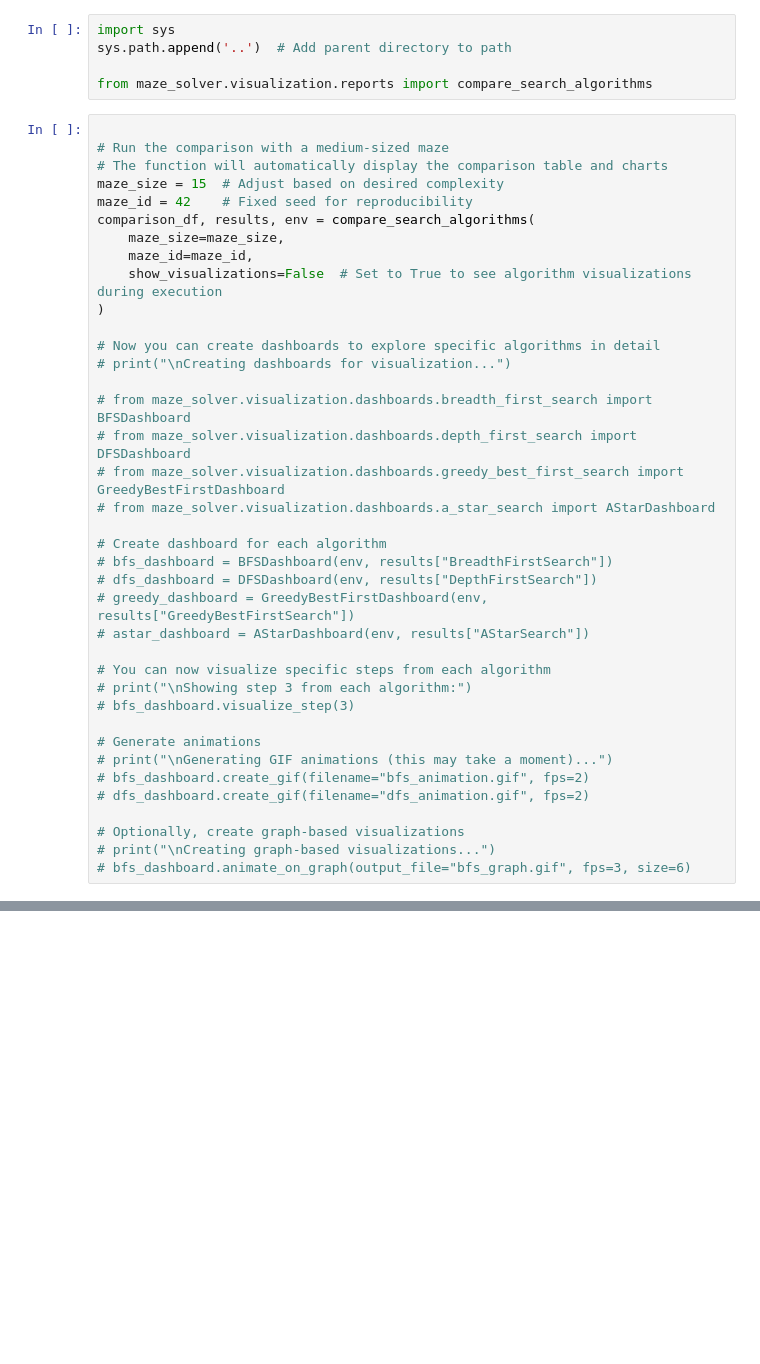
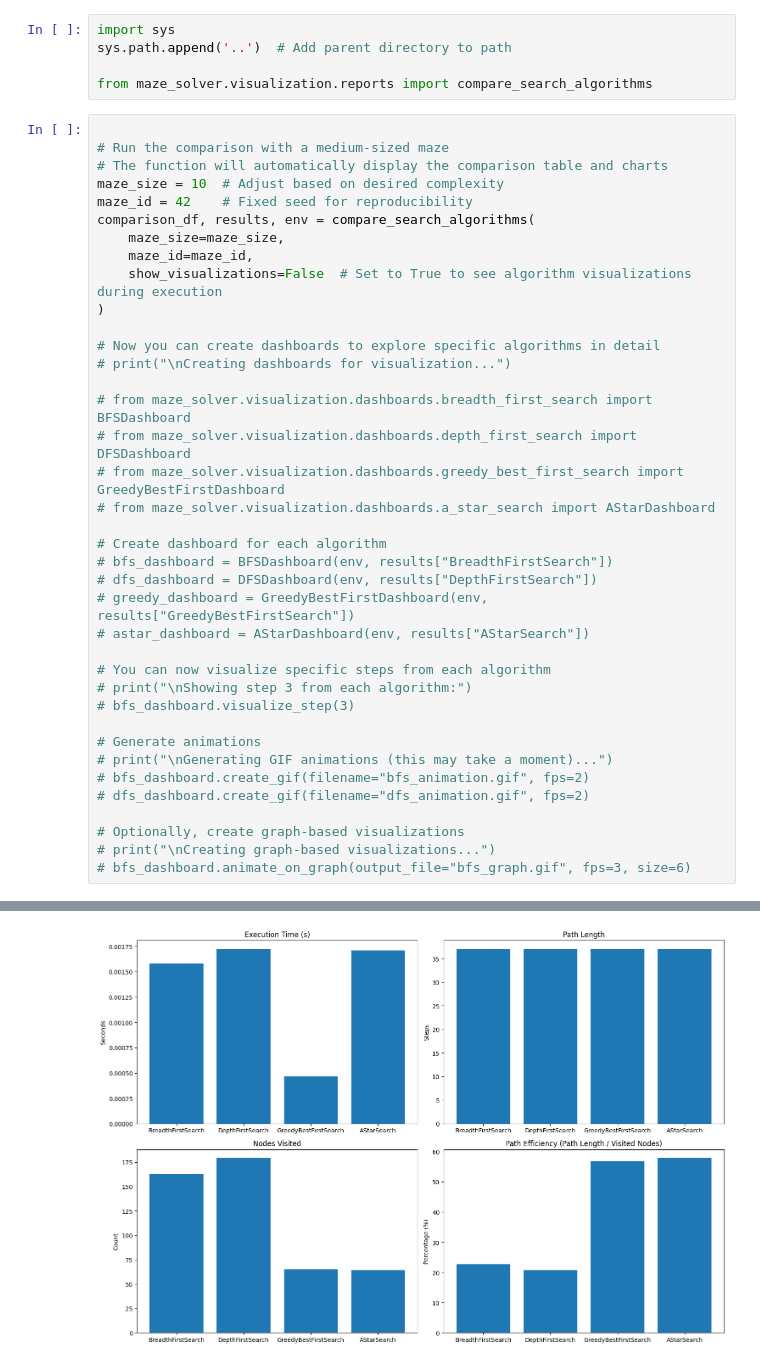
Before and after one commit to thompsonson/intelligent_agents, a Jupyter notebook: notebooks/maze_solver_compare.ipynb, the cells around one changed output, grey strips where cells are left out. Saved outputs shown, nothing was run; the diff lists cells and outputs as text; blank space fills up the shorter version.

Commit message:
feat(compare): comaprison of the 4 algorithms for a maze of size 10

```diff
--- a/notebooks/maze_solver_compare.ipynb
+++ b/notebooks/maze_solver_compare.ipynb
@@ -7,7 +7,7 @@ from maze_solver.visualization.reports import compare_search_algorithms
 
 # Run the comparison with a medium-sized maze
 # The function will automatically display the comparison table and charts
-maze_size = 15  # Adjust based on desired complexity
+maze_size = 10  # Adjust based on desired complexity
 maze_id = 42    # Fixed seed for reproducibility
 comparison_df, results, env = compare_search_algorithms(
     maze_size=maze_size,
@@ -41,3 +41,4 @@ comparison_df, results, env = compare_search_algorithms(
 # Optionally, create graph-based visualizations
 # print("\nCreating graph-based visualizations...")
 # bfs_dashboard.animate_on_graph(output_file="bfs_graph.gif", fps=3, size=6)
+# %% [output]
@@ -43,0 +56 @@ comparison_df, results, env = compare_search_algorithms(
+[figure, added]
```
Also changed, not shown: parts of 2 cells of this notebook, 4 other files.
